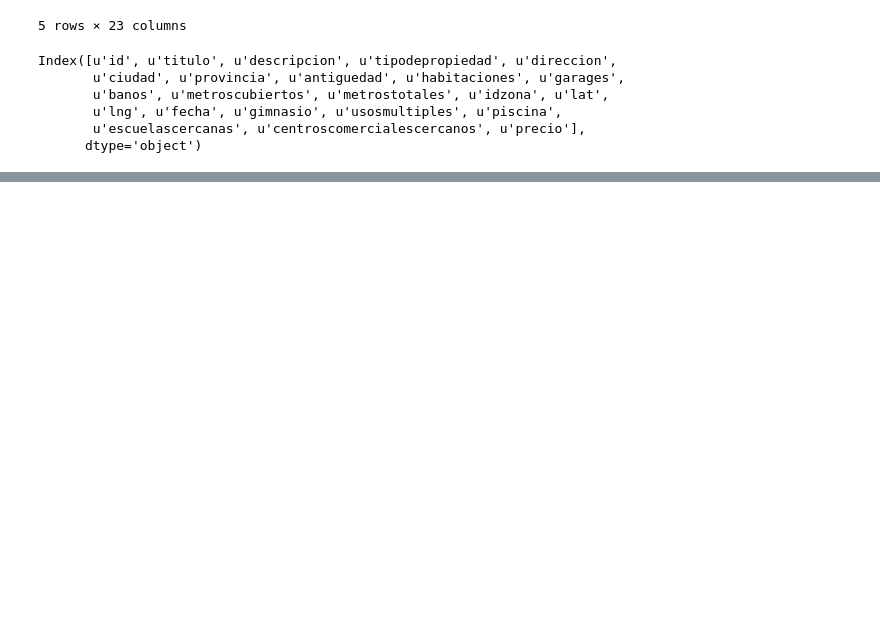
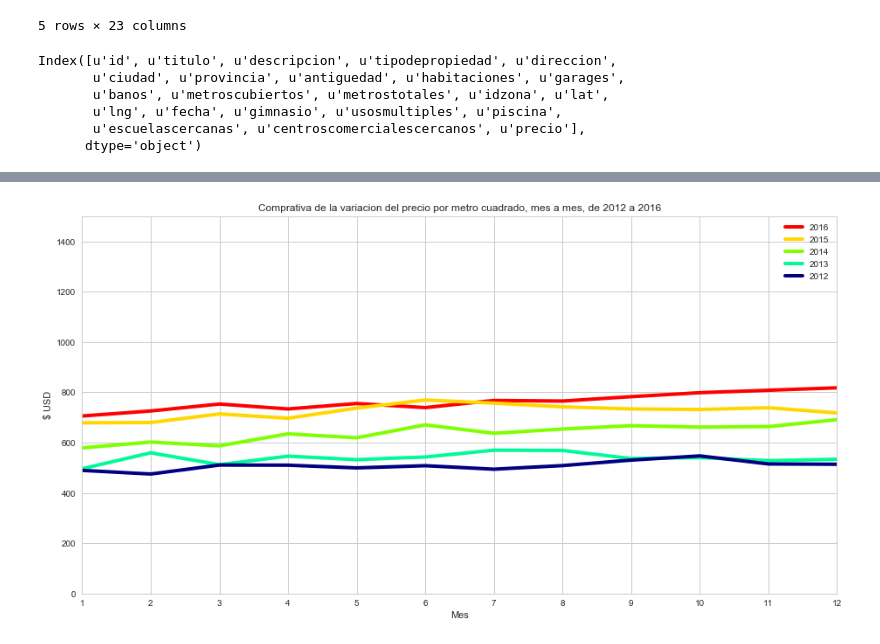
Before and after one commit to SergioCalvani/75.06-Datos-TP1-2019, a Jupyter notebook: Notebooks/AnalisisExploratorio.ipynb, the cells around one changed output, grey strips where cells are left out. Saved outputs shown, nothing was run; the diff lists cells and outputs as text; code cells hidden in the pictures; blank space fills up the shorter version.

```diff
--- a/Notebooks/AnalisisExploratorio.ipynb
+++ b/Notebooks/AnalisisExploratorio.ipynb
@@ -97,0 +224,3 @@ preciom2.head()
+# %%
+preciom2_2013 = preciom2_2013.groupby('Mes').agg({'precio m2 construccion dolares':[np.mean, np.size]})
+preciom2_2013
@@ -97,0 +243,3 @@ preciom2.head()
+# %%
+preciom2_2014 = preciom2_2014.groupby('Mes').agg({'precio m2 construccion dolares':[np.mean, np.size]})
+preciom2_2014
@@ -97,0 +262,3 @@ preciom2.head()
+# %%
+preciom2_2015 = preciom2_2015.groupby('Mes').agg({'precio m2 construccion dolares':[np.mean, np.size]})
+preciom2_2015
@@ -97,0 +281,3 @@ preciom2.head()
+# %%
+preciom2_2016 = preciom2_2016.groupby('Mes').agg({'precio m2 construccion dolares':[np.mean, np.size]})
+preciom2_2016
@@ -97,0 +300,20 @@ preciom2.head()
+# %%
+fig = plt.figure(figsize=(12, 6));
+
+ax = fig.add_axes([0,0,1,1]);
+
+preciom2_2016['precio m2 construccion dolares', 'mean'].plot.line(c='red', label="2016", xticks = [i for i in xrange(1, 13)], lw = 4);
+preciom2_2015['precio m2 construccion dolares', 'mean'].plot.line(c='gold', label="2015", lw = 4);
+preciom2_2014['precio m2 construccion dolares', 'mean'].plot.line(c='chartreuse', label="2014", lw = 4);
+preciom2_2013['precio m2 construccion dolares', 'mean'].plot.line(c='mediumspringgreen', label="2013", lw = 4);
+preciom2_2012['precio m2 construccion dolares', 'mean'].plot.line(c='navy', label="2012", lw = 4);
+
+plt.title("Comprativa de la variacion del precio por metro cuadrado, mes a mes, de 2012 a 2016")
+ax.set_ylim([0,1500])
+ax.set_xlim([1, 12])
+ax.set_ylabel('$ USD')
+ax.set_xlabel('Mes')
+
+ax.legend();
+# %% [output]
+[figure, added]
```
Also changed, not shown: parts of 22 cells of this notebook.
